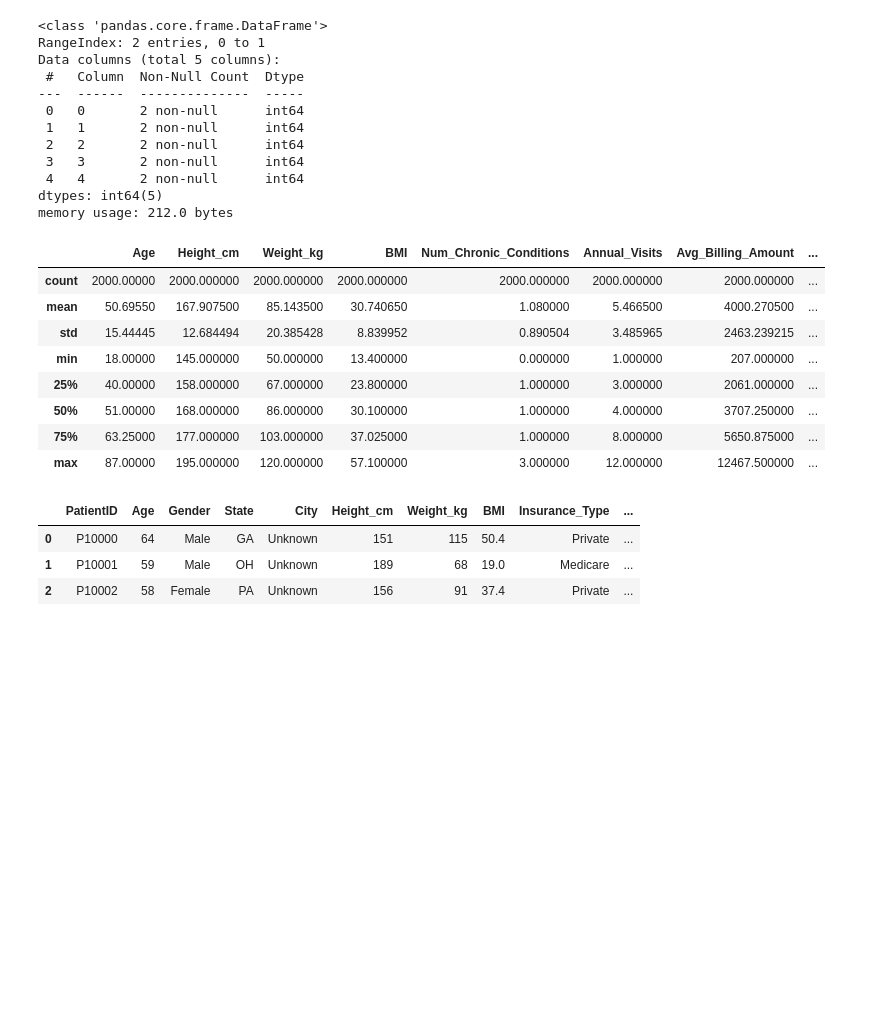
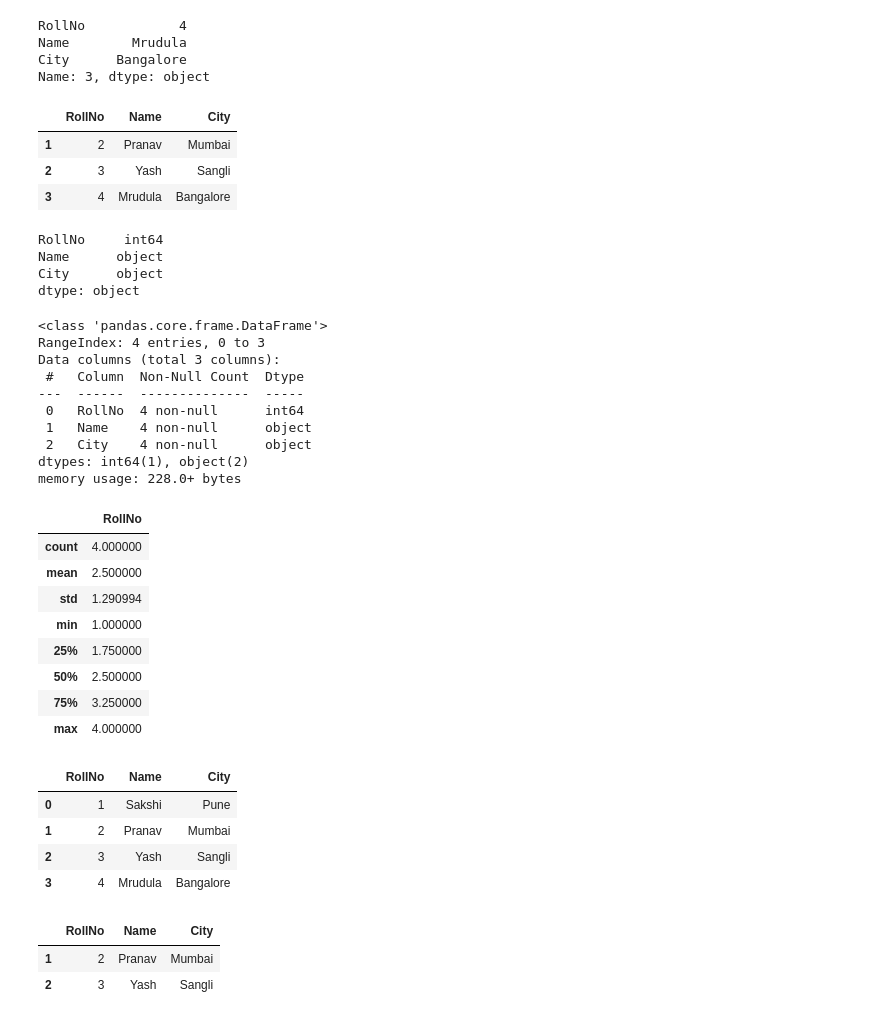
Before and after one commit to justsakshh/Python-Practicals, a Jupyter notebook: Pandas.ipynb, the cells around one changed output. Cells and saved outputs as stored; diff of their text form; code cells hidden in the pictures; blank space fills up the shorter version.

```diff
--- a/Pandas.ipynb
+++ b/Pandas.ipynb
@@ -5,3 +3,5 @@ df=pd.DataFrame({"Rollno":[101,102,103,104,105],"Name":["Sakshi","Pranav","Harsh
+# %%
+df = pd.DataFrame({"RollNo": [1, 2, 3, 4],"Name": ["Sakshi ", "Pranav", "Yash ", "Mrudula"],"City": ["Pune", "Mumbai", "Sangli", "Bangalore"]})
 # %%
 df
 # %% [output]
@@ -14,2 +12,0 @@ df
-# %%
-df=pd.DataFrame([[1,2,3,4,5],[6,7,8,9,2]])
@@ -22,41 +49,63 @@ df
+# %%
+df.loc[3]
+# %% [output]
+RollNo            4
+Name        Mrudula
+City      Bangalore
+Name: 3, dtype: object
+# %%
+df.loc[1:3]
+# %% [output]
+|  | RollNo | Name | City |
+| 1 | 2 | Pranav | Mumbai |
+| 2 | 3 | Yash | Sangli |
+| 3 | 4 | Mrudula | Bangalore |
+# %%
+df.dtypes
+# %% [output]
+RollNo     int64
+Name      object
+City      object
+dtype: object
 # %%
 df.info()
 # %% [output]
 <class 'pandas.core.frame.DataFrame'>
-RangeIndex: 2 entries, 0 to 1
-Data columns (total 5 columns):
+RangeIndex: 4 entries, 0 to 3
+Data columns (total 3 columns):
  #   Column  Non-Null Count  Dtype
 ---  ------  --------------  -----
- 0   0       2 non-null      int64
- 1   1       2 non-null      int64
- 2   2       2 non-null      int64
- 3   3       2 non-null      int64
- 4   4       2 non-null      int64
-dtypes: int64(5)
-memory usage: 212.0 bytes
+ 0   RollNo  4 non-null      int64
+ 1   Name    4 non-null      object
+ 2   City    4 non-null      object
+dtypes: int64(1), object(2)
+memory usage: 228.0+ bytes
-# %%
-import pandas as pd
-
-df = pd.read_csv("patient_segmentation_dataset.csv")
 # %%
 df.describe()
 # %% [output]
-|  | Age | Height_cm | Weight_kg | BMI | Num_Chronic_Conditions | Annual_Visits | Avg_Billing_Amount | ... |
-| count | 2000.00000 | 2000.000000 | 2000.000000 | 2000.000000 | 2000.000000 | 2000.000000 | 2000.000000 | ... |
-| mean | 50.69550 | 167.907500 | 85.143500 | 30.740650 | 1.080000 | 5.466500 | 4000.270500 | ... |
-| std | 15.44445 | 12.684494 | 20.385428 | 8.839952 | 0.890504 | 3.485965 | 2463.239215 | ... |
-| min | 18.00000 | 145.000000 | 50.000000 | 13.400000 | 0.000000 | 1.000000 | 207.000000 | ... |
-| 25% | 40.00000 | 158.000000 | 67.000000 | 23.800000 | 1.000000 | 3.000000 | 2061.000000 | ... |
-| 50% | 51.00000 | 168.000000 | 86.000000 | 30.100000 | 1.000000 | 4.000000 | 3707.250000 | ... |
-| 75% | 63.25000 | 177.000000 | 103.000000 | 37.025000 | 1.000000 | 8.000000 | 5650.875000 | ... |
-| max | 87.00000 | 195.000000 | 120.000000 | 57.100000 | 3.000000 | 12.000000 | 12467.500000 | ... |
+|  | RollNo |
+| count | 4.000000 |
+| mean | 2.500000 |
+| std | 1.290994 |
+| min | 1.000000 |
+| 25% | 1.750000 |
+| 50% | 2.500000 |
+| 75% | 3.250000 |
+| max | 4.000000 |
 # %%
-df.loc[0:2]
+df.loc[0:3]
 # %% [output]
-|  | PatientID | Age | Gender | State | City | Height_cm | Weight_kg | BMI | Insurance_Type | ... |
-| 0 | P10000 | 64 | Male | GA | Unknown | 151 | 115 | 50.4 | Private | ... |
-| 1 | P10001 | 59 | Male | OH | Unknown | 189 | 68 | 19.0 | Medicare | ... |
-| 2 | P10002 | 58 | Female | PA | Unknown | 156 | 91 | 37.4 | Private | ... |
+|  | RollNo | Name | City |
+| 0 | 1 | Sakshi | Pune |
+| 1 | 2 | Pranav | Mumbai |
+| 2 | 3 | Yash | Sangli |
+| 3 | 4 | Mrudula | Bangalore |
+# %%
+df.loc[1:2]
+# %% [output]
+|  | RollNo | Name | City |
+| 1 | 2 | Pranav | Mumbai |
+| 2 | 3 | Yash | Sangli |
 # %%
 df.iloc[0]
 # %% [output]
```
Also changed, not shown: parts of 20 cells of this notebook.
